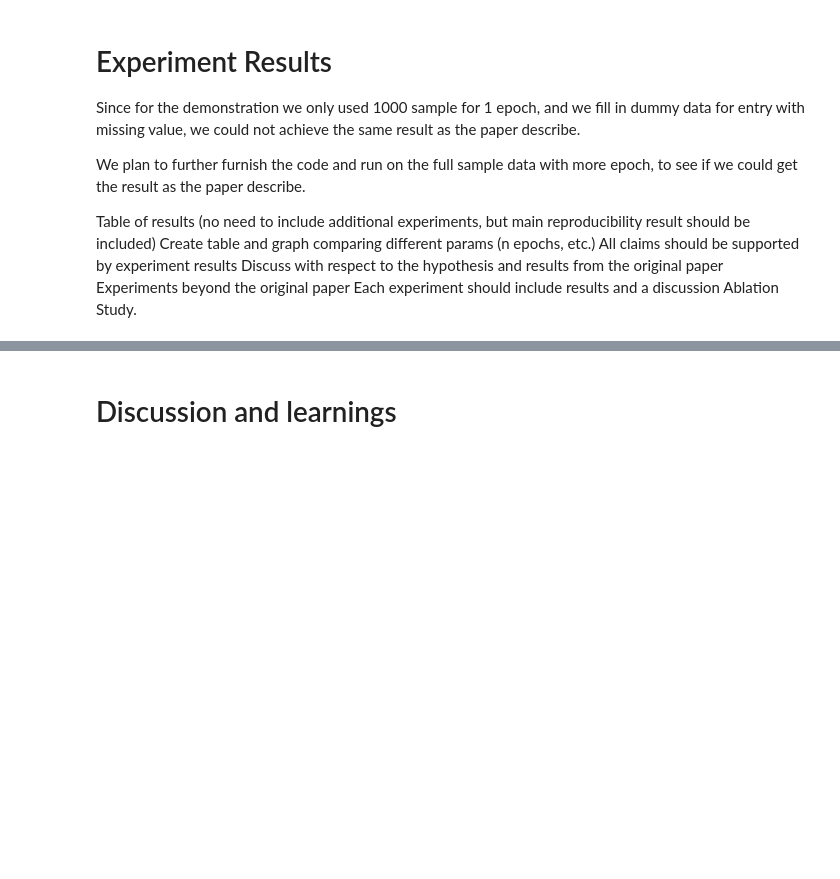
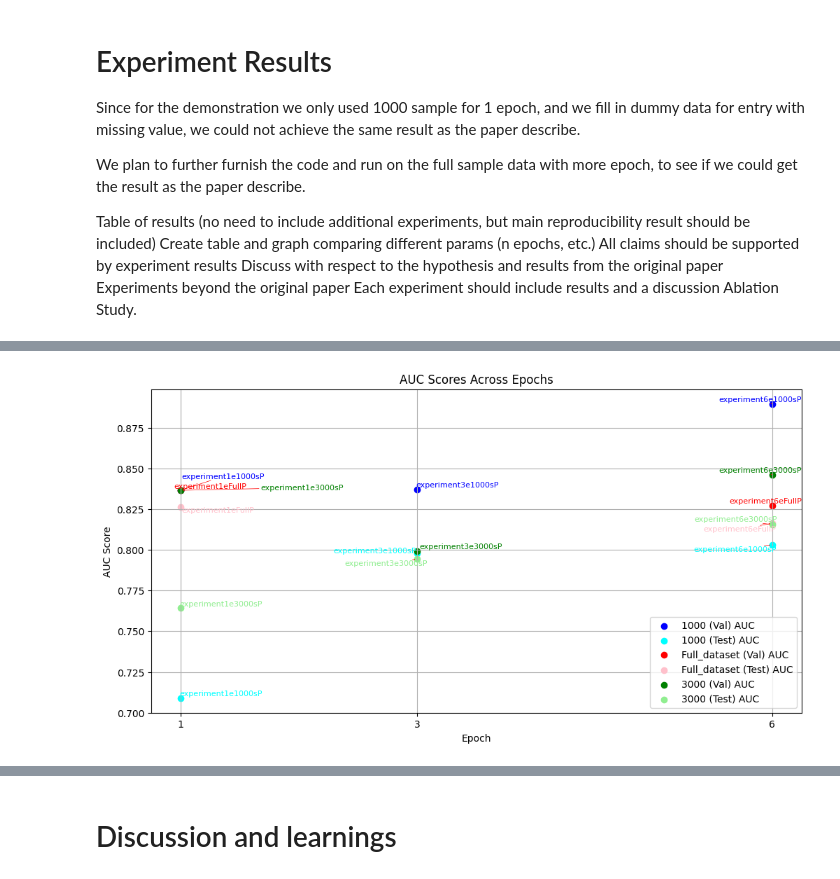
Before and after one commit to FrancoETrujillo/CS598_Final, a Jupyter notebook: ProjectNotebook.ipynb, the cells around one changed output, grey strips where cells are left out. Cells and saved outputs as stored; diff of their text form; code cells hidden in the pictures; blank space fills up the shorter version.

Commit message:
Merge ablations and add charts

```diff
--- a/ProjectNotebook.ipynb
+++ b/ProjectNotebook.ipynb
@@ -413,18 +412,18 @@ experiment3e3000sZ = ModelExperiment(tag="experiment6e3000sZ", epochs=3, n_sampl
 experiment6e1000sZ = ModelExperiment(tag="experiment6e1000sZ", epochs=6, n_samples=1000, imputation="zero")
 # %%
-# from mimic3benchmark.readers import InHospitalMortalityReader
+from mimic3benchmark.readers import InHospitalMortalityReader
 from MultimodalMIMIC.preprocessing import Discretizer_multi
 from typing import Optional, Any
-from reader import Reader
+from readers import Reader
 import gzip
-# from mimic3models.preprocessing import Normalizer
+from mimic3models.preprocessing import Normalizer
 from MultimodalMIMIC.preprocessing import extract_irregular
 from MultimodalMIMIC.preprocessing import mean_std
 from MultimodalMIMIC.preprocessing import normalize
 from MultimodalMIMIC.text_utils import TextReader
 from MultimodalMIMIC.preprocessing import merge_text_ts
 
-GENERATE_PREPROCESSED_PKL = False
+GENERATE_PREPROCESSED_PKL = False # Change to True if the preprocessed pkl files are not available
 
 # Paths for data
 ihm_data_path = f"{BENCHMARKS_ROOT_PATH}/data/in-hospital-mortality"
@@ -437,7 +436,7 @@ text_start_time_path = f"{BENCHMARKS_ROOT_PATH}/data/root/text_fixed/starttime.p
 test_textdata_fixed = f"{BENCHMARKS_ROOT_PATH}/data/root/text_fixed/test/"
 test_text_start_time_path = f"{BENCHMARKS_ROOT_PATH}/data/root/text_fixed/test_starttime.pkl"
 
-current_experiment = experiment1eFullP
+current_experiment = experiment1e1000sP
 sample_postfix = str(current_experiment.n_samples) if current_experiment.n_samples else "Full"
 ihm_discrete_save_path = f"{MULTI_MODAL_MIMIC_PATH}/Data/ihm_{sample_postfix}_{current_experiment.imputation}"
 output_path = f"ihm_{sample_postfix}_{current_experiment.imputation}"
@@ -1260,0 +896,72 @@ But the introduce of interleaved fusion does not reproduce the result in the pap
+# %%
+import matplotlib.pyplot as plt
+import pandas as pd
+from adjustText import adjust_text
+
+def experiments_to_dataframe(experiments) -> pd.DataFrame:
+    rows = []
+    for exp in experiments:
+        n_samples_label = "1000" if exp.n_samples == 1000 else "3000" if exp.n_samples == 3000 else "Full_dataset"
+        for res_type in ["auc", "f1", "auprc"]:
+            res_dict = getattr(exp, f"eval_{res_type}_results")
+            if res_dict:
+                rows.append({
+                    "Tag": exp.tag,
+                    "Epoch": exp.epochs,
+                    "Type": res_type.upper(),
+                    "Val": res_dict["val"],
+                    "Test": res_dict["test"],
+                    "Dataset_Size": n_samples_label,
+                })
+    return pd.DataFrame(rows)
+
+def plot_comparison_chart(df: pd.DataFrame, score_type: str):
+    # Subset for the given score type
+    df_sub = df[(df["Type"] == score_type) & (df["Epoch"] > 0)]
+
+    # Define a dictionary mapping dataset sizes to specific colors
+    dataset_colors = {
+        "1000": ("blue", "cyan"),
+        "3000": ("green", "lightgreen"),
+        "Full_dataset": ("red", "pink"),
+    }
+
+    # Create the scatter plot
+    plt.figure(figsize=(12, 6))
+    texts = []
+
+    for dataset in df_sub["Dataset_Size"].unique():
+        df_ds = df_sub[df_sub["Dataset_Size"] == dataset]
+
+        val_color, test_color = dataset_colors[dataset]
+        plt.scatter(df_ds["Epoch"], df_ds["Val"], label=f"{dataset} (Val) {score_type}", color=val_color)
+        plt.scatter(df_ds["Epoch"], df_ds["Test"], label=f"{dataset} (Test) {score_type}", color=test_color)
+
+        # Collect tags as annotations
+        for i, row in df_ds.iterrows():
+            texts.append(plt.text(row["Epoch"], row["Val"], row["Tag"], fontsize=8, ha="right", color=val_color))
+            texts.append(plt.text(row["Epoch"], row["Test"], row["Tag"], fontsize=8, ha="right", color=test_color))
+
+    adjust_text(texts, pull_threshold=2, arrowprops=dict(arrowstyle="->", color='r', lw=0.5))
+
+    plt.legend()
+    plt.title(f"{score_type} Scores Across Epochs")
+    plt.xlabel("Epoch")
+    plt.ylabel(f"{score_type} Score")
+    plt.xticks(df_sub["Epoch"].unique())
+    plt.grid()
+    plt.show()
+
+# Load and process the experiments
+experiments = load_all_experiments(f"{PROJECT_BASE_PATH}/eval_results/experiments.json")
+
+# Remove elements which tag ends in Z
+experiments = [exp for exp in experiments if not exp.tag.endswith("Z")]
+df = experiments_to_dataframe(experiments)
+
+# Plot each chart, val and test combined
+plot_comparison_chart(df, "AUC")
+plot_comparison_chart(df, "F1")
+plot_comparison_chart(df, "AUPRC")
+# %% [output]
+[figure, added]
```
Also changed, not shown: parts of 42 cells of this notebook, 2 other files.
